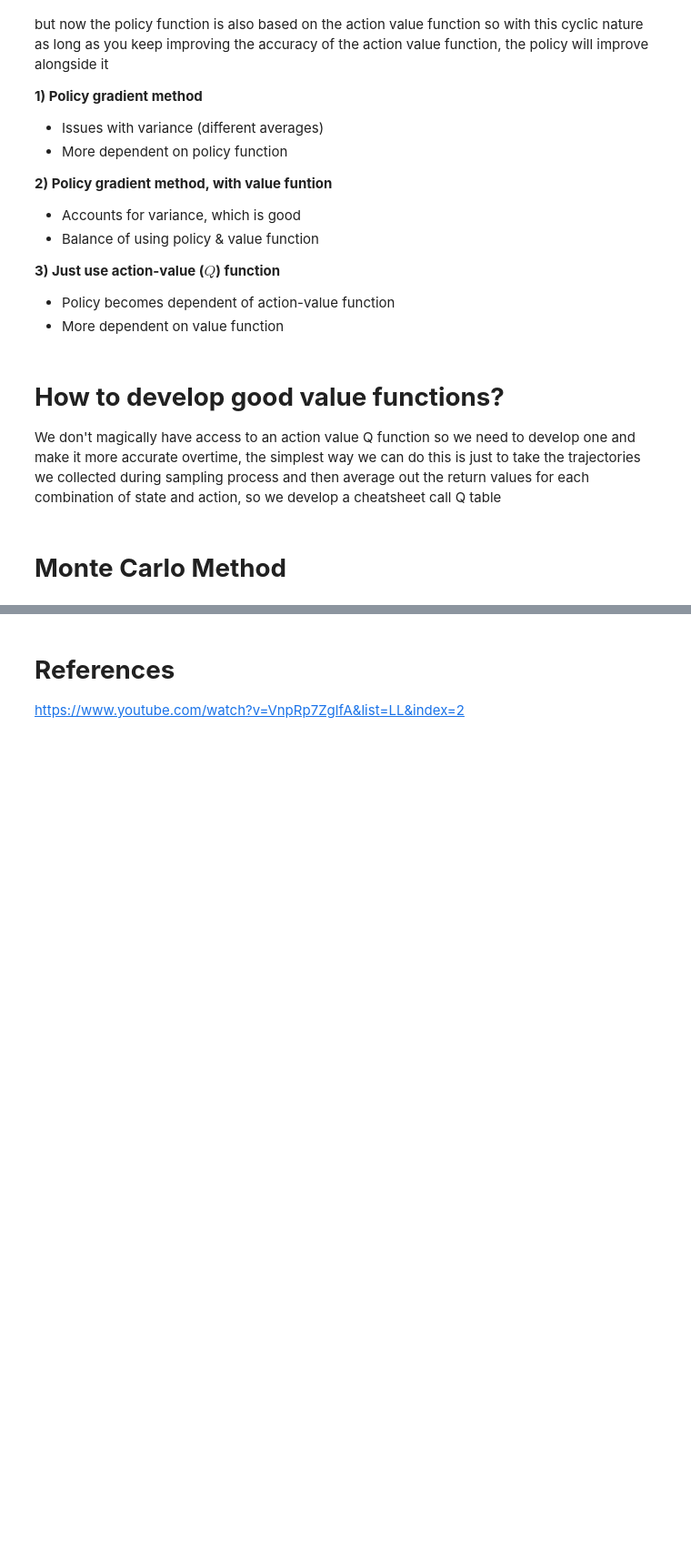
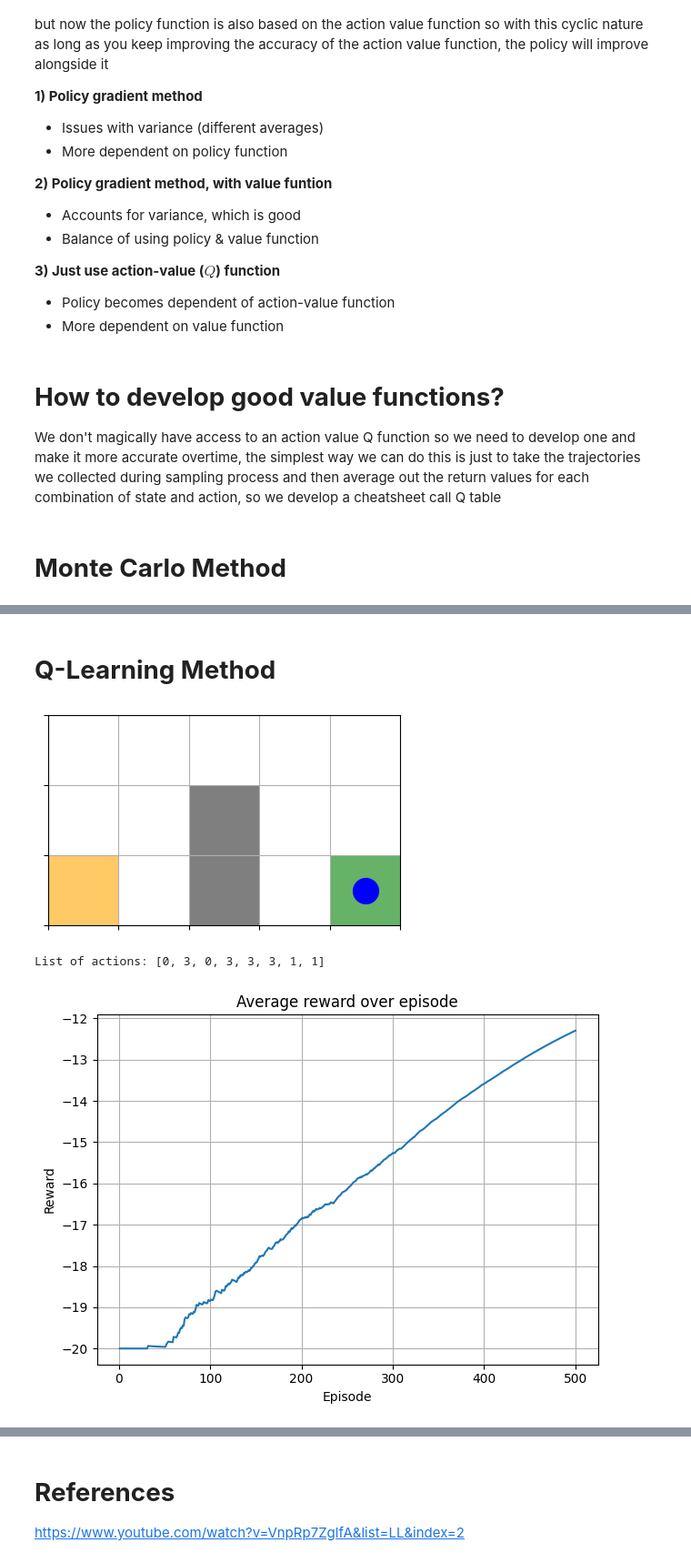
Before and after one commit to jun0se7envnx/BasicRL, a Jupyter notebook: RL_Notebook.ipynb, the cells around one changed output, grey strips where cells are left out. Shown at 91% size. Drawn from its saved outputs; the diff is of its cells as text; code cells hidden in the pictures; blank space fills up the shorter version.

```diff
--- a/RL_Notebook.ipynb
+++ b/RL_Notebook.ipynb
@@ -247,0 +402,63 @@ print(rewards)
+# %% [markdown]
+# **Q-Learning Method**
+# %%
+# --- Demo run ---
+env = MiniGridWorld()
+
+episodes = 500
+Q_table = np.zeros((env.WIDTH, env.HEIGHT, len(env.ACTIONS)))
+epsilon = 0.9
+gamma = 0.8
+lr = 0.1
+
+reward_ovt = []
+reward_arr = []
+
+pbar = tqdm(range(episodes))
+
+for episode in pbar:
+    done = False
+    if episode % 5 == 0:
+        epsilon = max(0, epsilon - 0.01)
+    state = env.reset()
+    state = env.start
+    rewards = 0
+    while not done:
+        action = epsilon_greedy(Q_table, state, epsilon)
+        next_state, reward, done, _ = env.step(action)
+        max_next_q = np.max(Q_table[next_state.x, next_state.y])
+        Q_table[state.x, state.y][action] += lr * (reward + gamma * max_next_q - Q_table[state.x, state.y][action])
+        rewards += reward
+        state = next_state
+    reward_arr.append(rewards)
+    reward_ovt.append(np.average(reward_arr))
+
+    pbar.set_description(f"Episode {episode + 1}/{episodes} | Reward: {np.average(reward_arr):.2f} | "
+          f"Epsilon: {epsilon:.3f}")
+
+done = False
+_ = env.reset()
+env.render_matplotlib()
+state = env.start
+actions = []
+while not done:
+    action = np.argmax(Q_table[state.x, state.y])
+    state, reward, done, _ = env.step(action)
+    env.render_matplotlib()
+    actions.append(action)
+
+print("List of actions:", actions)
+
+plt.figure()
+plt.plot(np.arange(1, episodes + 1), np.array(reward_ovt), linewidth=1.5)
+plt.xlabel("Episode")
+plt.ylabel("Reward")
+plt.title("Average reward over episode")
+plt.grid(True)
+plt.tight_layout()
+plt.show()
+# print(reward_ovt)
+# %% [output]
+[figure, added]
+List of actions: [0, 3, 0, 3, 3, 3, 1, 1]
+[figure, added]
```
Also changed, not shown: parts of 42 cells of this notebook, 1 other file.
